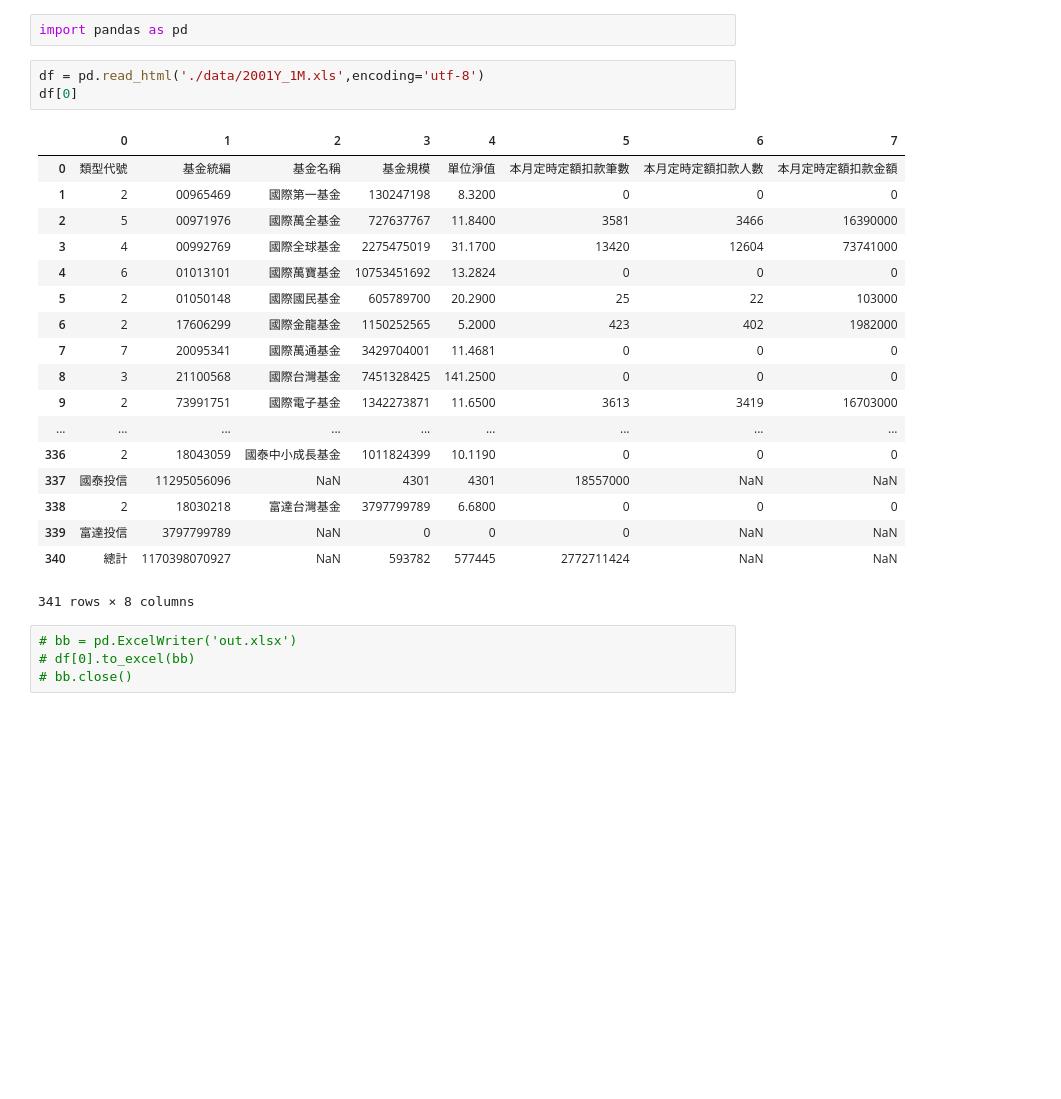
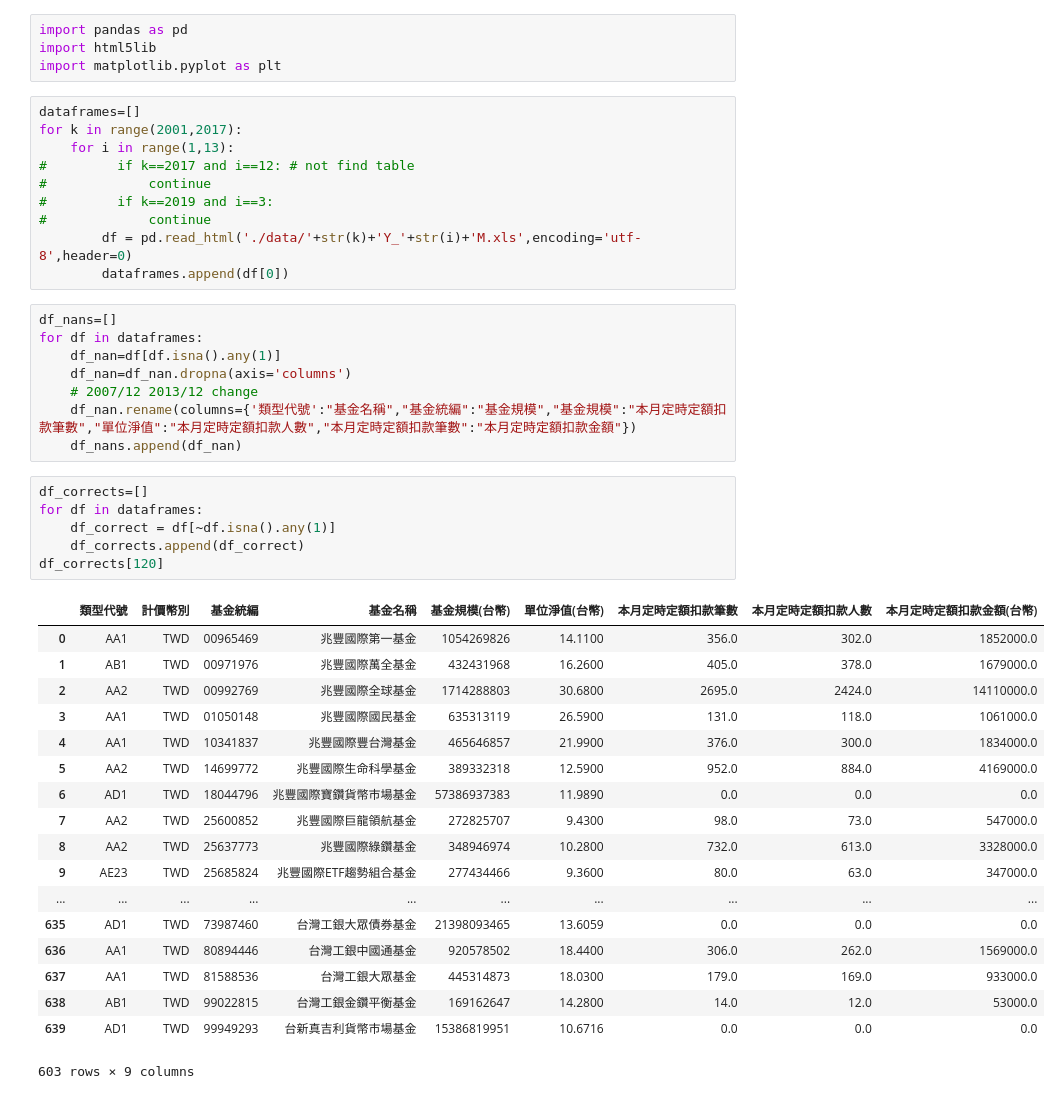
Before and after one commit to Jtrue27/Fintech-TM-ML, a Jupyter notebook: 定期定額資料爬蟲/data_preprocessing.ipynb, the cells around one changed output. Drawn from its saved outputs; the diff is of its cells as text; blank space fills up the shorter version.

```diff
--- a/定期定額資料爬蟲/data_preprocessing.ipynb
+++ b/定期定額資料爬蟲/data_preprocessing.ipynb
@@ -1,28 +1,47 @@
 # %%
 import pandas as pd
+import html5lib
+import matplotlib.pyplot as plt
-# %%
-df = pd.read_html('./data/2001Y_1M.xls',encoding='utf-8')
-df[0]
-# %% [output]
-|  | 0 | 1 | 2 | 3 | 4 | 5 | 6 | 7 |
-| 0 | 類型代號 | 基金統編 | 基金名稱 | 基金規模 | 單位淨值 | 本月定時定額扣款筆數 | 本月定時定額扣款人數 | 本月定時定額扣款金額 |
-| 1 | 2 | 00965469 | 國際第一基金 | 130247198 | 8.3200 | 0 | 0 | 0 |
-| 2 | 5 | 00971976 | 國際萬全基金 | 727637767 | 11.8400 | 3581 | 3466 | 16390000 |
-| 3 | 4 | 00992769 | 國際全球基金 | 2275475019 | 31.1700 | 13420 | 12604 | 73741000 |
-| 4 | 6 | 01013101 | 國際萬寶基金 | 10753451692 | 13.2824 | 0 | 0 | 0 |
-| 5 | 2 | 01050148 | 國際國民基金 | 605789700 | 20.2900 | 25 | 22 | 103000 |
-| 6 | 2 | 17606299 | 國際金龍基金 | 1150252565 | 5.2000 | 423 | 402 | 1982000 |
-| 7 | 7 | 20095341 | 國際萬通基金 | 3429704001 | 11.4681 | 0 | 0 | 0 |
-| 8 | 3 | 21100568 | 國際台灣基金 | 7451328425 | 141.2500 | 0 | 0 | 0 |
-| 9 | 2 | 73991751 | 國際電子基金 | 1342273871 | 11.6500 | 3613 | 3419 | 16703000 |
-| ... | ... | ... | ... | ... | ... | ... | ... | ... |
-| 336 | 2 | 18043059 | 國泰中小成長基金 | 1011824399 | 10.1190 | 0 | 0 | 0 |
-| 337 | 國泰投信 | 11295056096 | NaN | 4301 | 4301 | 18557000 | NaN | NaN |
-| 338 | 2 | 18030218 | 富達台灣基金 | 3797799789 | 6.6800 | 0 | 0 | 0 |
-| 339 | 富達投信 | 3797799789 | NaN | 0 | 0 | 0 | NaN | NaN |
-| 340 | 總計 | 1170398070927 | NaN | 593782 | 577445 | 2772711424 | NaN | NaN |
-341 rows × 8 columns
-# %%
-# bb = pd.ExcelWriter('out.xlsx')
-# df[0].to_excel(bb)
-# bb.close()
+# %%
+dataframes=[]
+for k in range(2001,2017):
+    for i in range(1,13):
+#         if k==2017 and i==12: # not find table
+#             continue
+#         if k==2019 and i==3:
+#             continue
+        df = pd.read_html('./data/'+str(k)+'Y_'+str(i)+'M.xls',encoding='utf-8',header=0)
+        dataframes.append(df[0])
+# %%
+df_nans=[]
+for df in dataframes:
+    df_nan=df[df.isna().any(1)]
+    df_nan=df_nan.dropna(axis='columns')
+    # 2007/12 2013/12 change
+    df_nan.rename(columns={'類型代號':"基金名稱","基金統編":"基金規模","基金規模":"本月定時定額扣款筆數","單位淨值":"本月定時定額扣款人數","本月定時定額扣款筆數":"本月定時定額扣款金額"})
+    df_nans.append(df_nan)
+# %%
+df_corrects=[]
+for df in dataframes:
+    df_correct = df[~df.isna().any(1)]
+    df_corrects.append(df_correct)
+df_corrects[120]
+# %% [output]
+|  | 類型代號 | 計價幣別 | 基金統編 | 基金名稱 | 基金規模(台幣) | 單位淨值(台幣) | 本月定時定額扣款筆數 | 本月定時定額扣款人數 | 本月定時定額扣款金額(台幣) |
+| 0 | AA1 | TWD | 00965469 | 兆豐國際第一基金 | 1054269826 | 14.1100 | 356.0 | 302.0 | 1852000.0 |
+| 1 | AB1 | TWD | 00971976 | 兆豐國際萬全基金 | 432431968 | 16.2600 | 405.0 | 378.0 | 1679000.0 |
+| 2 | AA2 | TWD | 00992769 | 兆豐國際全球基金 | 1714288803 | 30.6800 | 2695.0 | 2424.0 | 14110000.0 |
+| 3 | AA1 | TWD | 01050148 | 兆豐國際國民基金 | 635313119 | 26.5900 | 131.0 | 118.0 | 1061000.0 |
+| 4 | AA1 | TWD | 10341837 | 兆豐國際豐台灣基金 | 465646857 | 21.9900 | 376.0 | 300.0 | 1834000.0 |
+| 5 | AA2 | TWD | 14699772 | 兆豐國際生命科學基金 | 389332318 | 12.5900 | 952.0 | 884.0 | 4169000.0 |
+| 6 | AD1 | TWD | 18044796 | 兆豐國際寶鑽貨幣市場基金 | 57386937383 | 11.9890 | 0.0 | 0.0 | 0.0 |
+| 7 | AA2 | TWD | 25600852 | 兆豐國際巨龍領航基金 | 272825707 | 9.4300 | 98.0 | 73.0 | 547000.0 |
+| 8 | AA2 | TWD | 25637773 | 兆豐國際綠鑽基金 | 348946974 | 10.2800 | 732.0 | 613.0 | 3328000.0 |
+| 9 | AE23 | TWD | 25685824 | 兆豐國際ETF趨勢組合基金 | 277434466 | 9.3600 | 80.0 | 63.0 | 347000.0 |
+| ... | ... | ... | ... | ... | ... | ... | ... | ... | ... |
+| 635 | AD1 | TWD | 73987460 | 台灣工銀大眾債券基金 | 21398093465 | 13.6059 | 0.0 | 0.0 | 0.0 |
+| 636 | AA1 | TWD | 80894446 | 台灣工銀中國通基金 | 920578502 | 18.4400 | 306.0 | 262.0 | 1569000.0 |
+| 637 | AA1 | TWD | 81588536 | 台灣工銀大眾基金 | 445314873 | 18.0300 | 179.0 | 169.0 | 933000.0 |
+| 638 | AB1 | TWD | 99022815 | 台灣工銀金鑽平衡基金 | 169162647 | 14.2800 | 14.0 | 12.0 | 53000.0 |
+| 639 | AD1 | TWD | 99949293 | 台新真吉利貨幣市場基金 | 15386819951 | 10.6716 | 0.0 | 0.0 | 0.0 |
+603 rows × 9 columns
```
Also changed, not shown: parts of 2 cells of this notebook.
